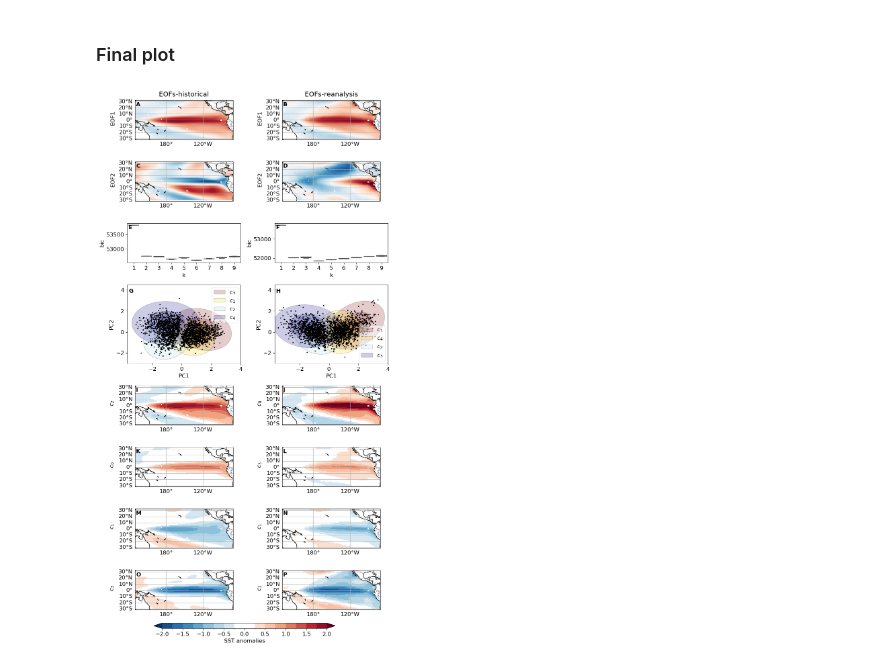
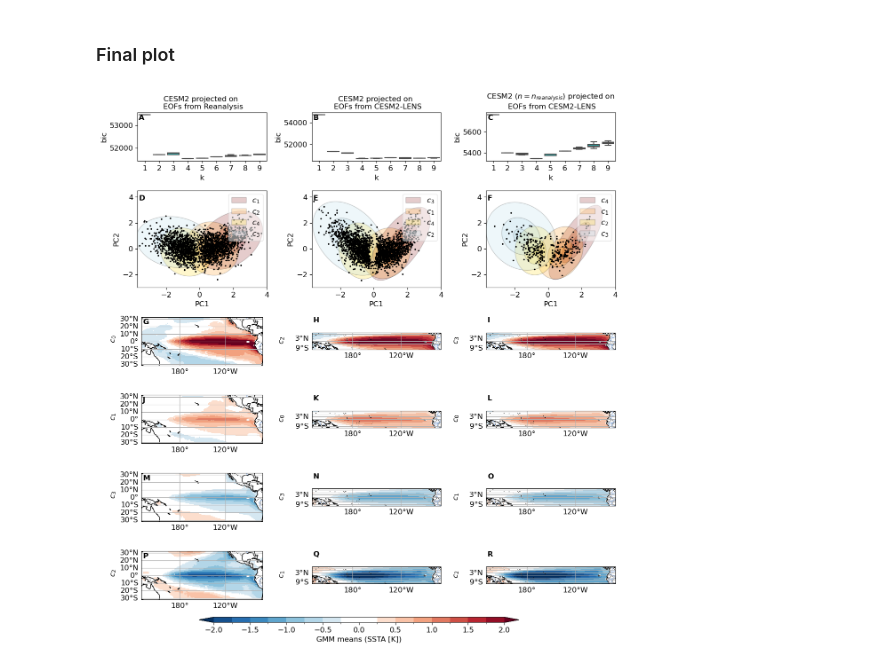
Before and after one commit to jakob-schloer/LatentGMM, a Jupyter notebook: scripts/gcm_data/plot_cesm_lens.ipynb, the cells around one changed output. Drawn from its saved outputs; the diff is of its cells as text; code cells hidden in the pictures.

Commit message:
CESM2 paperplots.

```diff
--- a/scripts/gcm_data/plot_cesm_lens.ipynb
+++ b/scripts/gcm_data/plot_cesm_lens.ipynb
@@ -23,7 +23,7 @@ path = "../../data/cmip6/historical/CESM2"
 normalization = 'zscore'
 
 ensemble_list = []
-for folder_name in os.listdir(path)[10:30]:
+for folder_name in os.listdir(path)[0:20]:
     full_path = os.path.join(path, folder_name)
     if os.path.isdir(full_path):
         print(f'Load data in folder: {folder_name}')
@@ -126,9 +127,13 @@ Explained variance: 0.48513885735819756
 # %%
 reload(utenso)
 month_range=[12, 2]
-x_enso, x_events = utenso.select_enso_events(ds, month_range=month_range, threshold=0.5)
 
 for projection in eof_projections:
+    print(projection)
+    if projection == "CESM2-LENS":
+        x_enso, x_events = utenso.select_enso_events(ds.sel(lat=slice(-10,10)), month_range=month_range, threshold=0.5)
+    else:
+        x_enso, x_events = utenso.select_enso_events(ds, month_range=month_range, threshold=0.5)
     sppca = pcgmm_storer[projection]['sppca']
     pcgmm_storer[projection]['z_enso'] = xr.DataArray(
         data=sppca.transform(x_enso),
@@ -141,3 +151,11 @@ for projection in eof_projections:
+# %%
+x_enso, x_events = utenso.select_enso_events(ds_reanalysis, month_range=month_range, threshold=0.5)
+n_months_reanalysis = len(x_enso['time'])
+n_events_reanalysis = len(x_events['time'])
+pcgmm_storer['CESM2-LENS (short)'] = pcgmm_storer['CESM2-LENS'].copy()
+pcgmm_storer['CESM2-LENS (short)']['z_enso'] = pcgmm_storer['CESM2-LENS']['z_enso'].isel(time=slice(0, n_months_reanalysis))
+pcgmm_storer['CESM2-LENS (short)']['z_events'] = pcgmm_storer['CESM2-LENS']['z_events'].isel(time=slice(0, n_events_reanalysis))
+eof_projections.append('CESM2-LENS (short)')
 # %% [markdown]
 ### GMM scan
 # %%
@@ -206,34 +225,43 @@ def plot_gaussians(gmm, ax, gmm_order=None,
                                  ax=ax, p=p, **gmkwargs)
     return ax
 # %%
-nrows, ncols = (8, 2)
+n_clusters = np.max([
+    storer['gmm_scan']['k'].unique()[np.argmin([storer['gmm_scan'].loc[storer['gmm_scan']['k']==k]['bic'].mean() for k in storer['gmm_scan']['k'].unique()])]
+    for storer in pcgmm_storer.values()
+])
+nrows, ncols = (n_clusters+2, len(eof_projections))
 axs = np.empty((nrows, ncols), dtype=object)
-fig = plt.figure(figsize=(9, nrows*2.))
+fig = plt.figure(figsize=(ncols*4, nrows*2.))
 height_ratio = [1]*nrows
-height_ratio[3] = 2
+height_ratio[1] = 2
 gs = gridspec.GridSpec(nrows, ncols,
                        height_ratios=height_ratio)
 
 proj = ctp.crs.PlateCarree(central_longitude=180)
 plparam = {'ssta': dict(vmin=-2, vmax=2, step=0.25, cmap='RdBu_r', centercolor="#ffffff"),
            'ssha': dict(vmin=-.15, vmax=.15, step=0.025,cmap='RdGy_r', centercolor="#ffffff")}
+titles = {
+    'reanalysis': 'CESM2 projected on \n EOFs from Reanalysis',
+    'CESM2-LENS': 'CESM2 projected on \n EOFs from CESM2-LENS',
+    'CESM2-LENS (short)': (r'CESM2 ($n=n_{reanalysis}$) projected on' + '\n EOFs from CESM2-LENS'),
+}
 
 for i, projection in enumerate(eof_projections):
     storer = pcgmm_storer[projection]
-    # Plot EOFs
-    for n in range(n_components):
-        ax = fig.add_subplot(gs[n,i], projection=proj)
-        axs[n,i] = ax
-        eof_map =  storer['eofs'].isel(eof=n)
-        im = gpl.plot_map(eof_map['ssta'], central_longitude=180, ax=ax,
-                     bar='continuous', vmin=-.03, vmax=.03, add_bar=False)
-        im['gl'].top_labels = False
-        ax.text(-0.2, 0.55, rf"EOF{n+1}", va='bottom', ha='center',
-                rotation='vertical', rotation_mode='anchor',
-                transform=ax.transAxes)
+    ## Plot EOFs
+    #for n in range(n_components):
+    #    ax = fig.add_subplot(gs[n,i], projection=proj)
+    #    axs[n,i] = ax
+    #    eof_map =  storer['eofs'].isel(eof=n)
+    #    im = gpl.plot_map(eof_map['ssta'], central_longitude=180, ax=ax,
+    #                 bar='continuous', vmin=-.03, vmax=.03, add_bar=False)
+    #    im['gl'].top_labels = False
+    #    ax.text(-0.2, 0.55, rf"EOF{n+1}", va='bottom', ha='center',
+    #            rotation='vertical', rotation_mode='anchor',
+    #            transform=ax.transAxes)
 
     # Plot BIC
-    idx = n + 1
+    idx = 0 #n + 1
     ax = fig.add_subplot(gs[idx,i])
     axs[idx,i] = ax
     ax = sns.boxplot(data=storer['gmm_scan'], x='k', y='bic', ax=ax,
@@ -248,15 +276,24 @@ for i, projection in enumerate(eof_projections):
     ax.set_ylabel('BIC')
 
     # Gaussians
-    gmm = mixture.GaussianMixture(n_components=4, covariance_type='full', max_iter=100,
-                                  random_state=42)
-    gmm.fit(storer['z_enso'].data)
-    # gmm_scan = storer['gmm_scan']
-    # gmm = gmm_scan.loc[gmm_scan['bic'].idxmin()]['gmm']
+    # ============================
+    # n_rand = np.random.randint(0, 1000)
+    # gmm = mixture.GaussianMixture(n_components=5, covariance_type='full', max_iter=100,
+    #                               random_state=n_rand)
+    # gmm.fit(storer['z_enso'].data)
+    # =============================
+    #gmm_scan = storer['gmm_scan']
+    #gmm = gmm_scan.loc[gmm_scan['bic'].idxmin()]['gmm']
+    # ============================
+    gmm_scan = storer['gmm_scan']
+    k_min = gmm_scan['k'].unique()[np.argmin([gmm_scan.loc[gmm_scan['k']==k]['bic'].mean() for k in gmm_scan['k'].unique()])]
+    idx_min = gmm_scan.loc[gmm_scan['k']==k_min]['bic'].argmin()
+    gmm = gmm_scan.loc[gmm_scan['k']==k_min].iloc[idx_min]['gmm']
+    # ============================
     gmm_order = np.argsort(gmm.means_[:, 0])[::-1]
-    gmclrs=['maroon', 'gold', 'lightblue', 'darkblue', 'black', 'darkgreen', 'magenta']
+    gmclrs=['maroon', 'darkorange', 'gold', 'lightblue', 'darkblue', 'black', 'darkgreen', 'magenta']
     plot_gaussians(gmm, ax, gmm_order=gmm_order, gmclrs=gmclrs, alpha=0.2)
-    ax.legend()
+    ax.legend(loc=1)
     ax.set_xlabel("PC1")
     ax.set_ylabel("PC2")
     ax.set_ylim(-3, 4.5)
@@ -264,38 +301,39 @@ for i, projection in enumerate(eof_projections):
 
     # Plot GMM means
     means = storer['sppca'].inverse_transform(gmm.means_, newdim='mu')
     if 'normalizer' in ds['ssta'].attrs.keys():
         means = ds['ssta'].attrs['normalizer'].inverse_transform(means['ssta'])
     for n, k in enumerate(gmm_order):
         mu = means.sel(mu=k)
         idx = idx + 1
         ax = fig.add_subplot(gs[idx,i], projection=proj)
         axs[idx,i] = ax
         im = gpl.plot_map(mu, central_longitude=180, ax=ax,
                           bar='discrete', add_bar=False, **plparam['ssta'])
         im['gl'].top_labels = False
 
         ax.text(-0.2, 0.55, rf"$c_{k}$", va='bottom', ha='center',
                 rotation='vertical', rotation_mode='anchor',
                 transform=ax.transAxes)
 
+    # Title
+    axs[0,i].set_title(titles[projection], size=12)
+
 
 # Shared colorbar
 cbar_ax = fig.add_axes([0.2, -.01, 0.6, 0.01])
 cbar = plt.colorbar(im['im'], orientation='horizontal', shrink=0.7,
                     cax=cbar_ax, extend='both')
-cbar.set_label(f"SST anomalies", size=12)
+cbar.set_label(f"GMM means (SSTA [K])", size=12)
 
 # Enumerate plots
 pos_y = 0.85 * np.ones((nrows, ncols))
-pos_y[3,0], pos_y[3,1] = 0.9, 0.9
+pos_y[1, :] = 0.9
+pos_y[2:, 1], pos_y[2:, 2] = 1.6, 1.6
 gpl.enumerate_subplots(axs.flatten(), pos_x=.01, pos_y=pos_y.flatten())
 
-# Title
-axs[0,0].set_title("EOFs-historical")
-axs[0,1].set_title("EOFs-reanalysis")
-
 # Save figure
-plt.savefig("../../output/plots/pcgmm_cesm_lens.png", dpi=300, bbox_inches="tight")
+if True:
+    plt.savefig("../../output/plots/pcgmm_cesm2_historical.png", dpi=300, bbox_inches="tight")
 # %% [output]
-[figure, old version]
+[figure, new version]
```
Also changed, not shown: parts of 5 cells of this notebook, 7 other files.
